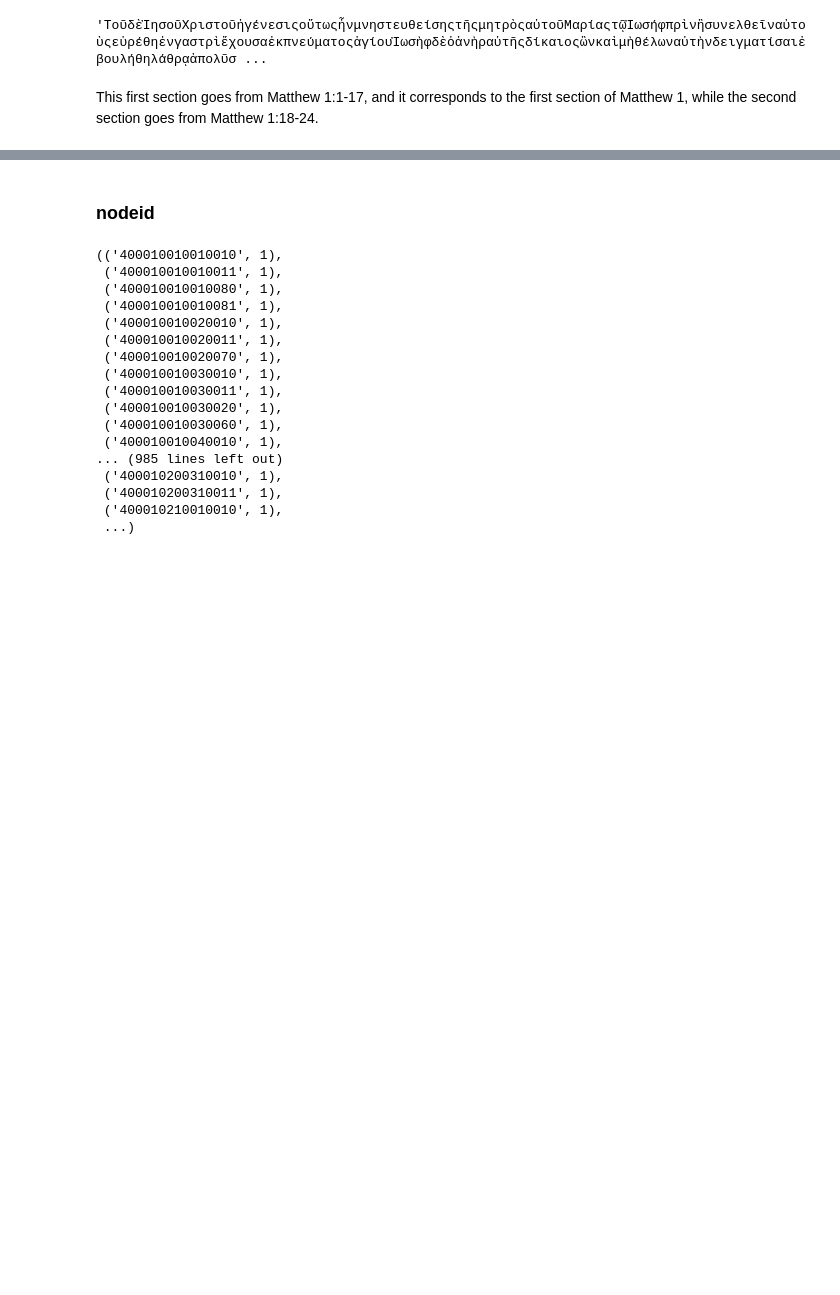
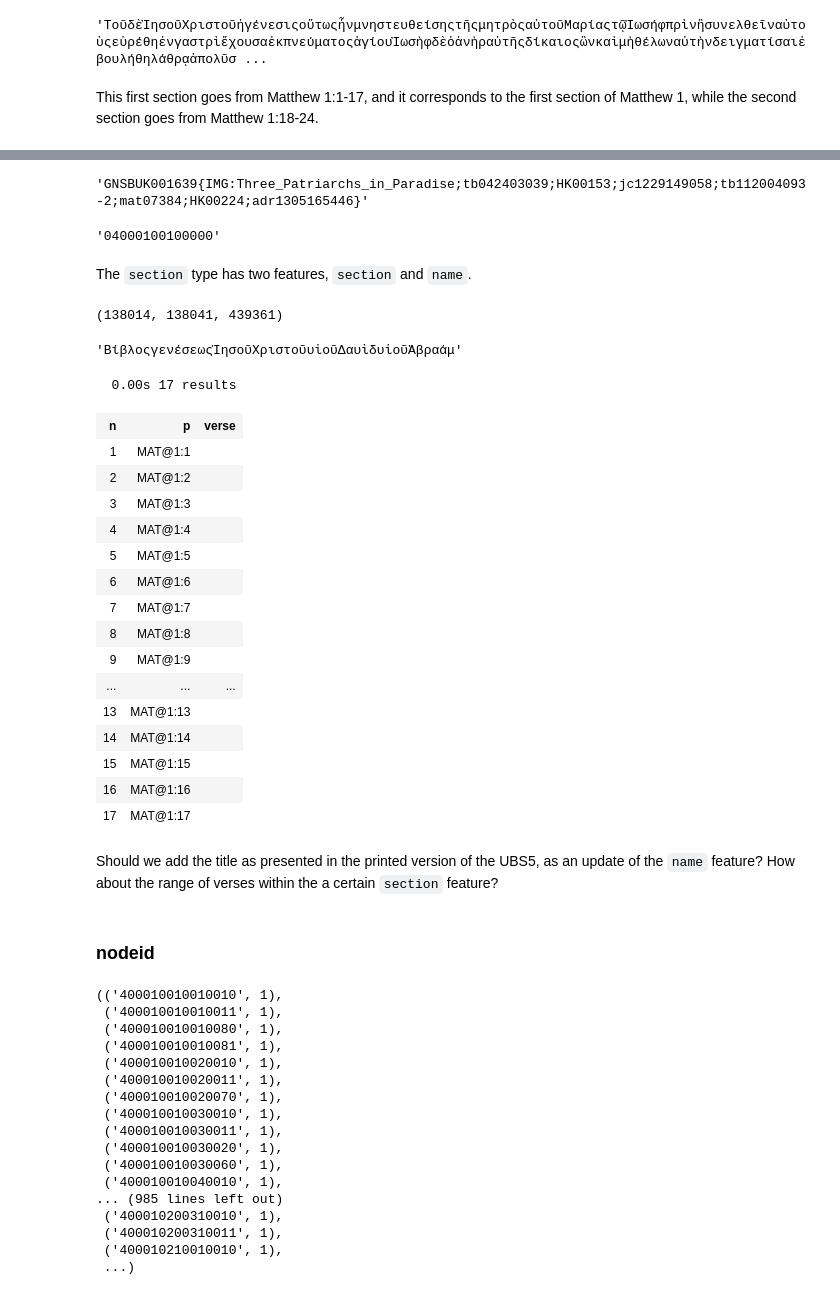
Before and after one commit to saulocantanhede/experiment, a Jupyter notebook: convert-mql.ipynb, the cells around one changed output, grey strips where cells are left out. Saved outputs shown, nothing was run; the diff lists cells and outputs as text; code cells hidden in the pictures; blank space fills up the shorter version.

```diff
--- a/convert-mql.ipynb
+++ b/convert-mql.ipynb
@@ -966,0 +1086,16 @@ number=singular
+# %%
+chapter_dict = {}
+
+for chapter in F.otype.s('chapter'):
+
+    for word in L.d(chapter, otype='word'):
+        chapter_dict[word] = F.chapter.v(chapter)
+    for verse in L.d(chapter, otype='verse'):
+        chapter_dict[verse] = F.chapter.v(chapter)
+# %%
+verse_dict = {}
+
+for verse in F.otype.s('verse'):
+
+    for word in L.d(verse, otype='word'):
+        verse_dict[word] = F.chapter.v(verse)
@@ -3481,0 +4645,5 @@ This first section goes from Matthew 1:1-17, and it corresponds to the first sec
+# %%
+for section in NT.api.F.otype.s('section'):
+    print(section)
+    #print(Fnt.section.v(section))
+    #print(Tnt.sectionTuple(section))
@@ -3482,3 +4668,48 @@ This first section goes from Matthew 1:1-17, and it corresponds to the first sec
+# %%
+Fnt.section.v(422611)
+# %% [output]
+'GNSBUK001639{IMG:Three_Patriarchs_in_Paradise;tb042403039;HK00153;jc1229149058;tb112004093-2;mat07384;HK00224;adr1305165446}'
+# %%
+Fnt.name.v(422611)
+# %% [output]
+'04000100100000'
+# %% [markdown]
+The `section` type has two features, `section` and `name`.
+# %%
+Tnt.sectionTuple(422611)
+# %% [output]
+(138014, 138041, 439361)
+# %%
+Tnt.text(439361, fmt='text-orig-full')
+# %% [output]
+'ΒίβλοςγενέσεωςἸησοῦΧριστοῦυἱοῦΔαυὶδυἱοῦἈβραάμ'
+# %%
+text = """
+section section=GNSBUK001639{IMG:Three_Patriarchs_in_Paradise;tb042403039;HK00153;jc1229149058;tb112004093-2;mat07384;HK00224;adr1305165446}
+    verse
+"""
+results_NT = NT.search(f'{text}')
+NT.table(results_NT, multiFeatures=False, queryFeatures=True, condensed=True)
+# %% [output]
+  0.00s 17 results
+| n | p | verse |
+| 1 | MAT@1:1 |  |
+| 2 | MAT@1:2 |  |
+| 3 | MAT@1:3 |  |
+| 4 | MAT@1:4 |  |
+| 5 | MAT@1:5 |  |
+| 6 | MAT@1:6 |  |
+| 7 | MAT@1:7 |  |
+| 8 | MAT@1:8 |  |
+| 9 | MAT@1:9 |  |
+| ... | ... | ... |
+| 13 | MAT@1:13 |  |
+| 14 | MAT@1:14 |  |
+| 15 | MAT@1:15 |  |
+| 16 | MAT@1:16 |  |
+| 17 | MAT@1:17 |  |
+# %% [markdown]
+Should we add the title as presented in the printed version of the UBS5, as an update of the `name` feature? How about the range of verses within the a certain `section` feature?
 # %% [markdown]
 ### nodeid
 # %%
```
Also changed, not shown: parts of 138 cells of this notebook.
